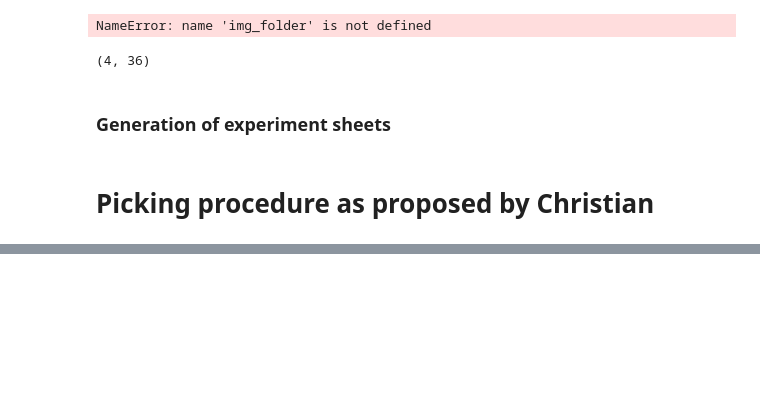
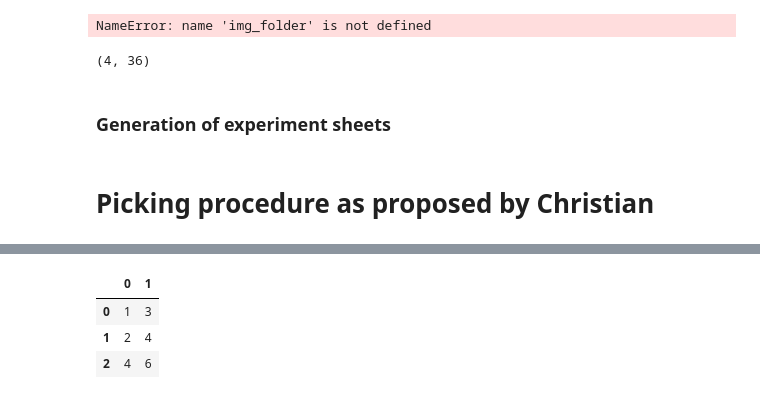
Before and after one commit to tlabarta/helpfulnessofxai, a Jupyter notebook: test_set_analyzer.ipynb, the cells around one changed output, grey strips where cells are left out. Cells and saved outputs as stored; diff of their text form; code cells hidden in the pictures; blank space fills up the shorter version.

```diff
--- a/test_set_analyzer.ipynb
+++ b/test_set_analyzer.ipynb
@@ -719,0 +765,9 @@ NameError: name 'questionaires_list' is not defined
+# %%
+test = pd.DataFrame([[1,2,4], [3, 4, 6]]).transpose()
+# %%
+test
+# %% [output]
+|  | 0 | 1 |
+| 0 | 1 | 3 |
+| 1 | 2 | 4 |
+| 2 | 4 | 6 |
```
Also changed, not shown: parts of 18 cells of this notebook, 4 other files.
